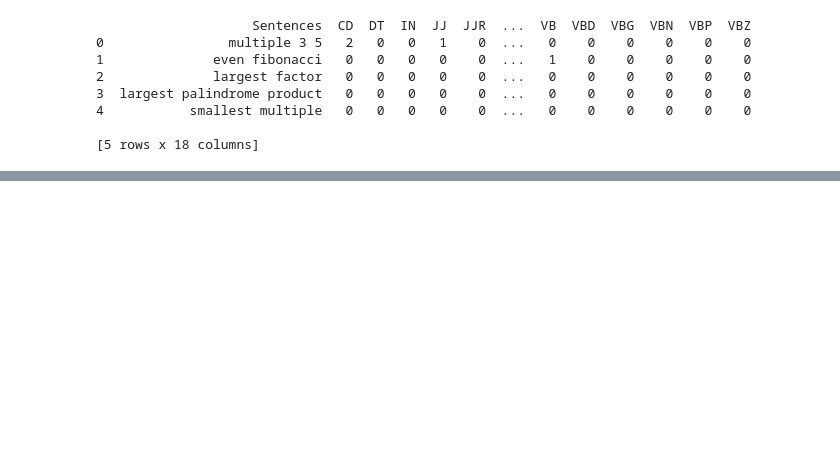
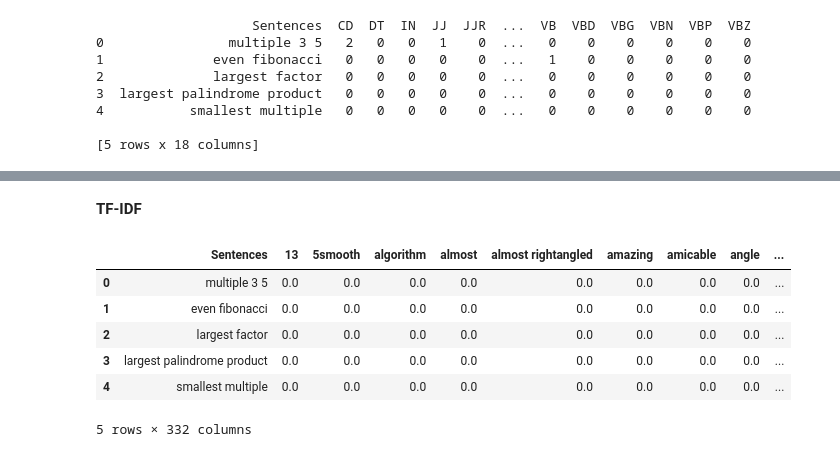
Before and after one commit to prithvikolla/Compuational_Methods_INFO5731, a Jupyter notebook: In_Class_Exersise/In_class_exercise_05.ipynb, the cells around one changed output, grey strips where cells are left out. Cells and saved outputs as stored; diff of their text form; code cells hidden in the pictures; blank space fills up the shorter version.

```diff
--- a/In_Class_Exersise/In_class_exercise_05.ipynb
+++ b/In_Class_Exersise/In_class_exercise_05.ipynb
@@ -422,0 +447,27 @@ print(df2.head(5))
+# %% [markdown]
+**TF-IDF**
+# %%
+from sklearn.feature_extraction.text import TfidfVectorizer
+import pandas as pd
+
+texts = df['Description']
+
+tfidf = TfidfVectorizer(min_df = 2, max_df = 0.5, ngram_range = (1, 4))
+features = tfidf.fit_transform(texts)
+
+df3 = pd.DataFrame(
+     features.todense(),
+     columns = tfidf.get_feature_names()
+ )
+# %%
+df3.insert(0,'Sentences',df2['Sentences'])
+# %%
+df3.head()
+# %% [output]
+|  | Sentences | 13 | 5smooth | algorithm | almost | almost rightangled | amazing | amicable | angle | ... |
+| 0 | multiple 3 5 | 0.0 | 0.0 | 0.0 | 0.0 | 0.0 | 0.0 | 0.0 | 0.0 | ... |
+| 1 | even fibonacci | 0.0 | 0.0 | 0.0 | 0.0 | 0.0 | 0.0 | 0.0 | 0.0 | ... |
+| 2 | largest factor | 0.0 | 0.0 | 0.0 | 0.0 | 0.0 | 0.0 | 0.0 | 0.0 | ... |
+| 3 | largest palindrome product | 0.0 | 0.0 | 0.0 | 0.0 | 0.0 | 0.0 | 0.0 | 0.0 | ... |
+| 4 | smallest multiple | 0.0 | 0.0 | 0.0 | 0.0 | 0.0 | 0.0 | 0.0 | 0.0 | ... |
+5 rows × 332 columns
```
Also changed, not shown: parts of 9 cells of this notebook, 1 other file.
